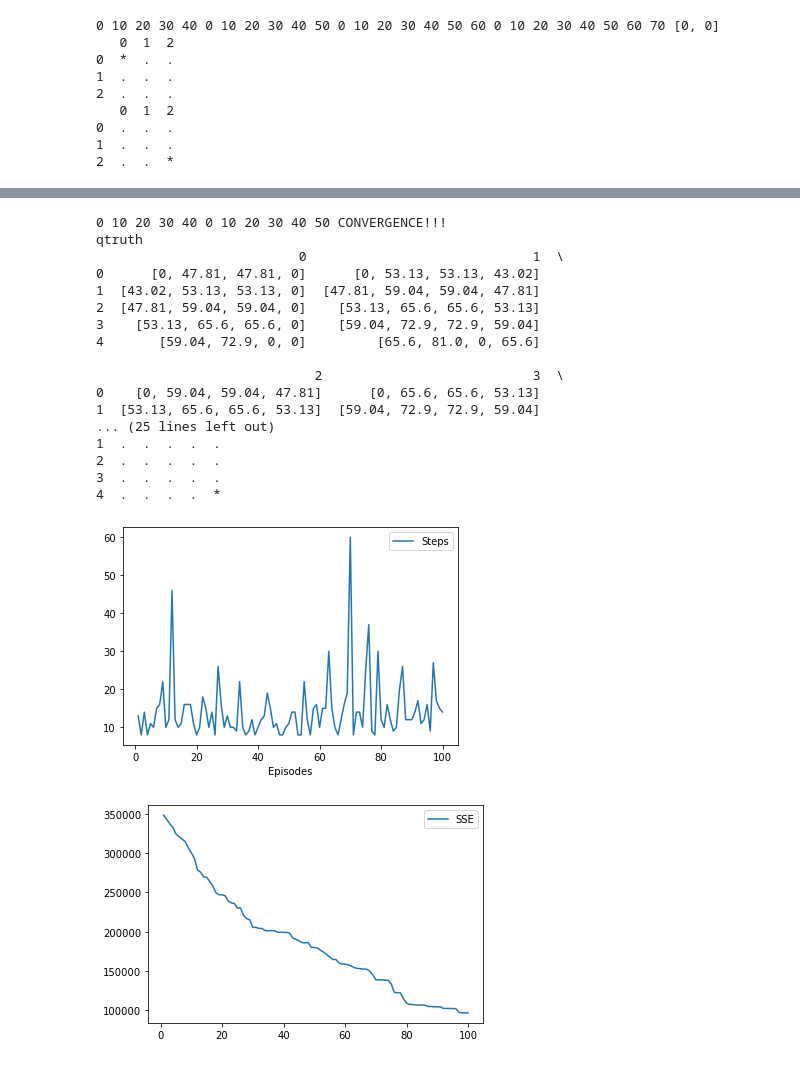
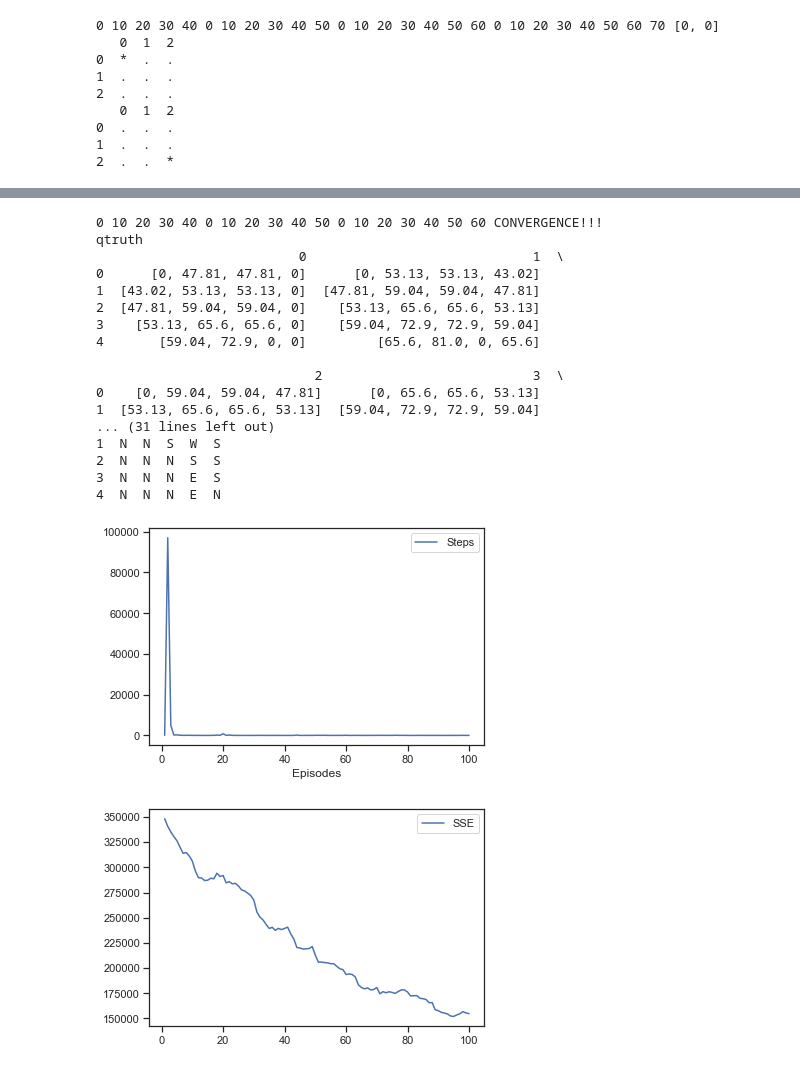
Before and after one commit to FreedomEclipse/GridWorld, a Jupyter notebook: gridworldAdvClean.ipynb, the cells around one changed output, grey strips where cells are left out. Saved outputs shown, nothing was run; the diff lists cells and outputs as text; code cells hidden in the pictures.

Commit message:
Fixed Sarsa's formula

```diff
--- a/gridworldAdvClean.ipynb
+++ b/gridworldAdvClean.ipynb
@@ -190,12 +190,25 @@ class QLearn:
 
         return qhat
 
-    def findSarsa(self, rewards, qtable, cs, ns, d):
+    def findSarsa(self, rewards, qtable, cs, ns, d, eps):
+        x = ns[0]
+        y = ns[1]
         # difference with Sarsa is it follows a policy premade
         qhat = 0
+
+        # get next action for sarsa
+        p = np.random.random()
+        if p < (1-eps):
+            if ns not in grid.walls:
+                if player.policy[x][y] != 0:
+                    nextDir = getDirInt(player.policy[x][y])
+                else:
+                    nextDir = getDirInt(player.findRandDirection())
+        else: # random
+            nextDir = getDirInt(player.findRandDirection())
+
         if ns not in grid.walls:
-            nextDir = getDirInt(player.policy[ns[0]][ns[1]])
-            qhat = (1-self.lr) * qtable[cs[0]][cs[1]][d] + self.lr * (rewards[ns[0]][ns[1]] + self.gamma * qtable[ns[0]][ns[1]][nextDir])
+            qhat = qtable[cs[0]][cs[1]][d] + self.lr * (rewards[ns[0]][ns[1]] + self.gamma * (qtable[ns[0]][ns[1]][nextDir] - qtable[cs[0]][cs[1]][d]))
 
         return qhat
 
@@ -299,6 +312,11 @@ def run(pdef, iters, path, eps, getQtruth, alg):
             while player.curr_state not in grid.terminals:
                 x = player.curr_state[0]
                 y = player.curr_state[1]
+
+                #if getQtruth == True:
+                #    epsval = eps
+                #else:
+                #    epsval = eps/(i+1)
 
                 p = np.random.random()
                 if p < (1-eps):
@@ -318,7 +336,7 @@ def run(pdef, iters, path, eps, getQtruth, alg):
                     qhat = round(qhat, 2)
                     player.qtable[x][y][d] = qhat
                 elif alg == 'sarsa':
-                    qhat = qlearn.findSarsa(grid.rewards, player.qtable, player.curr_state, next_state, d)
+                    qhat = qlearn.findSarsa(grid.rewards, player.qtable, player.curr_state, next_state, d, eps)
                     qhat = round(qhat, 2)
                     player.qtable[x][y][d] = qhat
                 elif alg == 'td':
@@ -351,7 +369,7 @@ def run(pdef, iters, path, eps, getQtruth, alg):
 
             if getQtruth == False:
                 # determine the new policy and V table
-                if alg == 'ql':
+                if alg == 'ql' or alg == 'sarsa':
                     player.detPolicyV()
 
                 # get SSE
@@ -500,7 +518,7 @@ grid.determineQtruth(itersTruth, False, False)
 print("qtruth")
 print(grid.qtruth)
 
-runiters = [100]
+runiters = [1000]
 for i in range(0, len(runiters)):
 
     grid.reset_showboard()
@@ -547,6 +565,6 @@ qtruth
 # %%
 # SARSA
-# predefined policy, not optimal
+# uses two actions, use action chosen by eps-greedy rather than max action like Qlearning
 aRewards = [[4, 4, 100]]
 aTerminals = [[4, 4]]
 
@@ -565,51 +583,55 @@ print(grid.qtruth)
 runiters = [100]
 for i in range(0, len(runiters)):
 
-    p = [['S', 'E', 'E', 'E', 'S'], ['E', 'S', 'S', 'S', 'W'], ['N', 'E', 'E', 'S', 'S'], ['N', 'W', 'W', 'E', 'S'], ['N', 'W', 'W', 'E', 'N']]
+    #p = [['S', 'E', 'E', 'E', 'S'], ['E', 'S', 'S', 'S', 'W'], ['N', 'E', 'E', 'S', 'S'], ['N', 'W', 'W', 'E', 'S'], ['N', 'W', 'W', 'E', 'N']]
     policy = pd.DataFrame(p)
 
     grid.reset_showboard()
     player = Player(grid, [0, 0])
-    player.policy = policy
+    #player.policy = policy
 
     print("Policy")
     print(player.policy)
 
     charts = Charts(runiters[i])
 
     print(grid.show_board)
 
     run(False, runiters[i], None, 0.3, False, 'sarsa')
 
     print(grid.show_board)
 
+    player.detPolicyV()
+
+    print(player.policy)
+
 sarsteps = charts.stepsGoal[:]
 sarsse = charts.sse[:]
 
 plt.figure()
 g1 = sns.lineplot(data=sarsteps)
 plt.figure()
 g2 = sns.lineplot(data=sarsse)
 # %% [output]
-0 10 20 30 40 0 10 20 30 40 50 CONVERGENCE!!!
+0 10 20 30 40 0 10 20 30 40 50 0 10 20 30 40 50 60 CONVERGENCE!!!
 qtruth
                           0                             1  \
 0      [0, 47.81, 47.81, 0]      [0, 53.13, 53.13, 43.02]
 1  [43.02, 53.13, 53.13, 0]  [47.81, 59.04, 59.04, 47.81]
 2  [47.81, 59.04, 59.04, 0]    [53.13, 65.6, 65.6, 53.13]
 3    [53.13, 65.6, 65.6, 0]    [59.04, 72.9, 72.9, 59.04]
 4       [59.04, 72.9, 0, 0]         [65.6, 81.0, 0, 65.6]
 
                             2                           3  \
 0    [0, 59.04, 59.04, 47.81]      [0, 65.6, 65.6, 53.13]
 1  [53.13, 65.6, 65.6, 53.13]  [59.04, 72.9, 72.9, 59.04]
-... (25 lines left out)
-1  .  .  .  .  .
-2  .  .  .  .  .
-3  .  .  .  .  .
-4  .  .  .  .  *
+... (31 lines left out)
+1  N  N  S  W  S
+2  N  N  N  S  S
+3  N  N  N  E  S
+4  N  N  N  E  N
-[figure, old version]
+[figure, new version]
-[figure, old version]
+[figure, new version]
 # %%
 # TD prediction
 # Use the V table instead of the Q table, V table is updated on each iteration based on reward location
```
Also changed, not shown: parts of 25 cells of this notebook.
